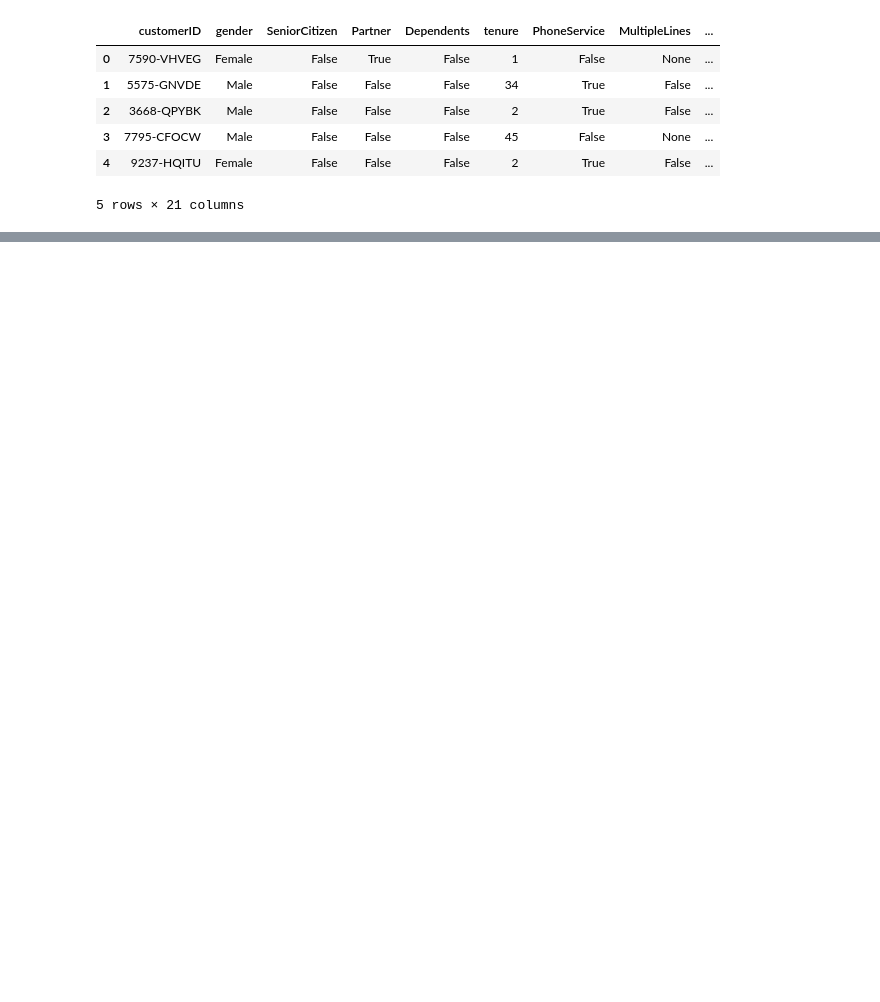
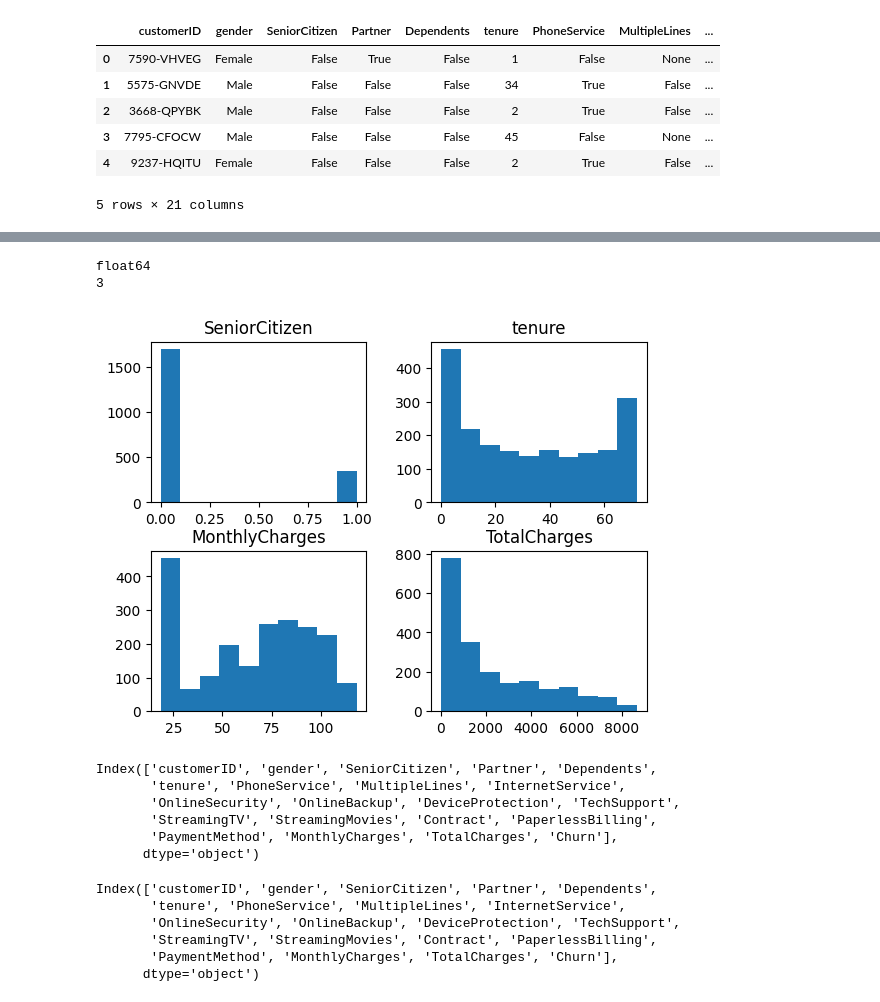
Before and after one commit to Moriahasare/Customer-Churn-Project, a Jupyter notebook: notebook.ipynb, the cells around one changed output, grey strips where cells are left out. Saved outputs shown, nothing was run; the diff lists cells and outputs as text; code cells hidden in the pictures; blank space fills up the shorter version.

Commit message:
Week 1 Update on data loading and EDA

```diff
--- a/notebook.ipynb
+++ b/notebook.ipynb
@@ -49,3 +85,7 @@ dataset1.head()
 | 3 | 7795-CFOCW | Male | False | False | False | 45 | False | None | ... |
 | 4 | 9237-HQITU | Female | False | False | False | 2 | True | False | ... |
 5 rows × 21 columns
+# %%
+dataset2 = pd.read_csv(r'./data/LP2_Telco-churn-second-2000.csv')
+
+dataset2.head()
@@ -51,0 +230,19 @@ dataset1.head()
+# %%
+# Replace non-numeric values with NaN
+dataset2['TotalCharges'] = pd.to_numeric(dataset2['TotalCharges'], errors='coerce')
+
+# Convert the 'TotalCharges' column to float
+dataset2['TotalCharges'] = dataset2['TotalCharges'].astype(float)
+
+# Check for the datatype and total null values
+print(dataset2['TotalCharges'].dtype)
+print(dataset2['TotalCharges'].isnull().sum())
+# %% [output]
+float64
+3
+# %%
+dataset2.hist(grid=False)
+
+plt.show()
+# %% [output]
+[figure, added]
@@ -51,0 +263,18 @@ dataset1.head()
+# %%
+dataset1.columns
+# %% [output]
+Index(['customerID', 'gender', 'SeniorCitizen', 'Partner', 'Dependents',
+       'tenure', 'PhoneService', 'MultipleLines', 'InternetService',
+       'OnlineSecurity', 'OnlineBackup', 'DeviceProtection', 'TechSupport',
+       'StreamingTV', 'StreamingMovies', 'Contract', 'PaperlessBilling',
+       'PaymentMethod', 'MonthlyCharges', 'TotalCharges', 'Churn'],
+      dtype='object')
+# %%
+dataset2.columns
+# %% [output]
+Index(['customerID', 'gender', 'SeniorCitizen', 'Partner', 'Dependents',
+       'tenure', 'PhoneService', 'MultipleLines', 'InternetService',
+       'OnlineSecurity', 'OnlineBackup', 'DeviceProtection', 'TechSupport',
+       'StreamingTV', 'StreamingMovies', 'Contract', 'PaperlessBilling',
+       'PaymentMethod', 'MonthlyCharges', 'TotalCharges', 'Churn'],
+      dtype='object')
```
Also changed, not shown: parts of 23 cells of this notebook, 1 other file.
